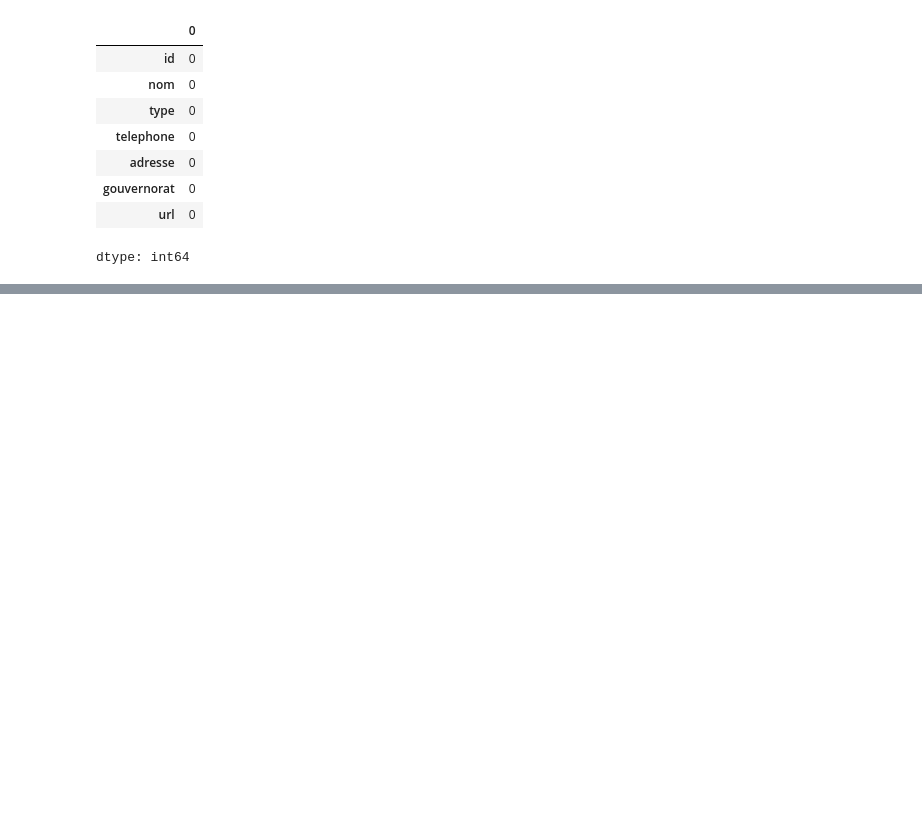
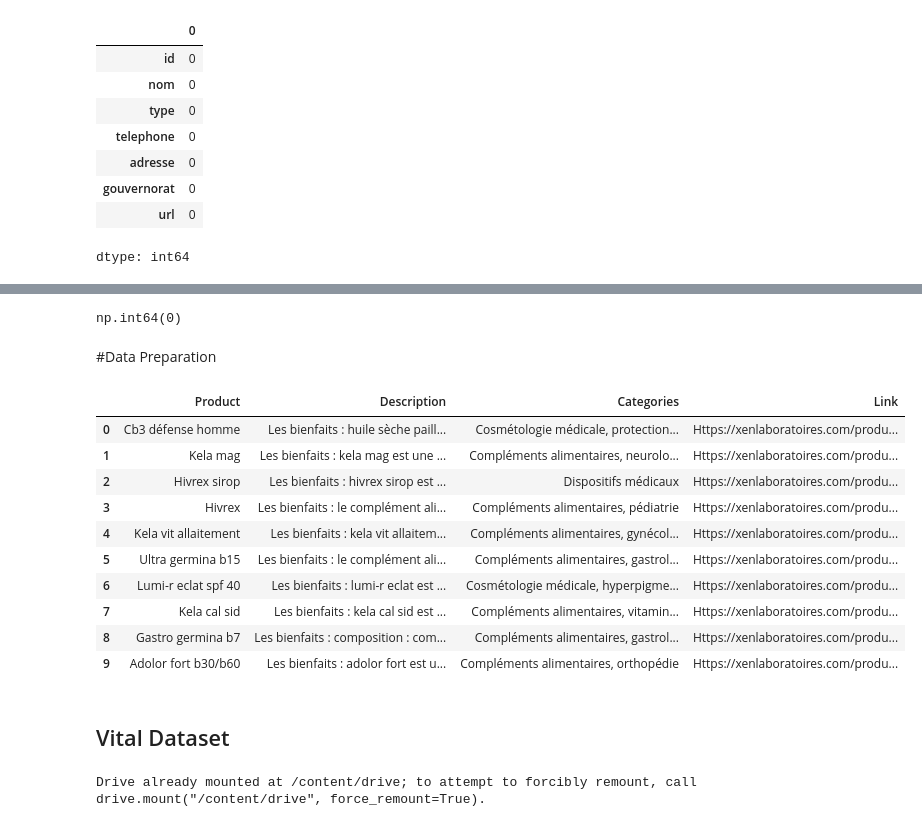
Before and after one commit to Amzilynn/PIDS-Cowin, a Jupyter notebook: PI_main.ipynb, the cells around one changed output, grey strips where cells are left out. Drawn from its saved outputs; the diff is of its cells as text; code cells hidden in the pictures; blank space fills up the shorter version.

Commit message:
EDA Vital

```diff
--- a/PI_main.ipynb
+++ b/PI_main.ipynb
@@ -1198,0 +1362,30 @@ df_pharma.head(20)
+# %%
+df1.duplicated().sum()
+# %% [output]
+np.int64(0)
+# %% [markdown]
+#Data Preparation
+# %%
+df1 = df1.drop(columns=["Conseils"])
+# %%
+for col in df1.columns:
+    df1[col] = df1[col].str.strip()
+# %%
+for col in df1.select_dtypes(include="object").columns:
+    df1[col] = df1[col].str.lower().str.capitalize()
+# %%
+df1.head(10)
+# %% [output]
+|  | Product | Description | Categories | Link |
+| 0 | Cb3 défense homme | Les bienfaits : huile sèche paill... | Cosmétologie médicale, protection... | Https://xenlaboratoires.com/produ... |
+| 1 | Kela mag | Les bienfaits : kela mag est une ... | Compléments alimentaires, neurolo... | Https://xenlaboratoires.com/produ... |
+| 2 | Hivrex sirop | Les bienfaits : hivrex sirop est ... | Dispositifs médicaux | Https://xenlaboratoires.com/produ... |
+| 3 | Hivrex | Les bienfaits : le complément ali... | Compléments alimentaires, pédiatrie | Https://xenlaboratoires.com/produ... |
+| 4 | Kela vit allaitement | Les bienfaits : kela vit allaitem... | Compléments alimentaires, gynécol... | Https://xenlaboratoires.com/produ... |
+| 5 | Ultra germina b15 | Les bienfaits : le complément ali... | Compléments alimentaires, gastrol... | Https://xenlaboratoires.com/produ... |
+| 6 | Lumi-r eclat spf 40 | Les bienfaits : lumi-r eclat est ... | Cosmétologie médicale, hyperpigme... | Https://xenlaboratoires.com/produ... |
+| 7 | Kela cal sid | Les bienfaits : kela cal sid est ... | Compléments alimentaires, vitamin... | Https://xenlaboratoires.com/produ... |
+| 8 | Gastro germina b7 | Les bienfaits : composition : com... | Compléments alimentaires, gastrol... | Https://xenlaboratoires.com/produ... |
+| 9 | Adolor fort b30/b60 | Les bienfaits : adolor fort est u... | Compléments alimentaires, orthopédie | Https://xenlaboratoires.com/produ... |
+# %% [markdown]
+## Vital Dataset
@@ -1198,0 +1397,5 @@ df_pharma.head(20)
+# %%
+from google.colab import drive
+drive.mount('/content/drive')
+# %% [output]
+Drive already mounted at /content/drive; to attempt to forcibly remount, call drive.mount("/content/drive", force_remount=True).
```
Also changed, not shown: parts of 39 cells of this notebook.
